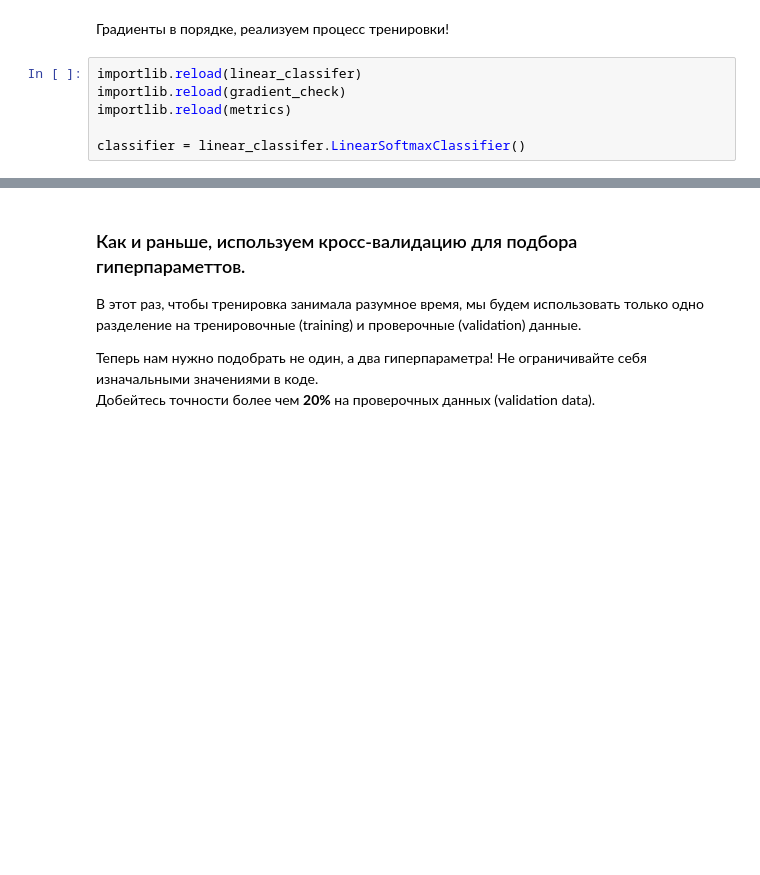
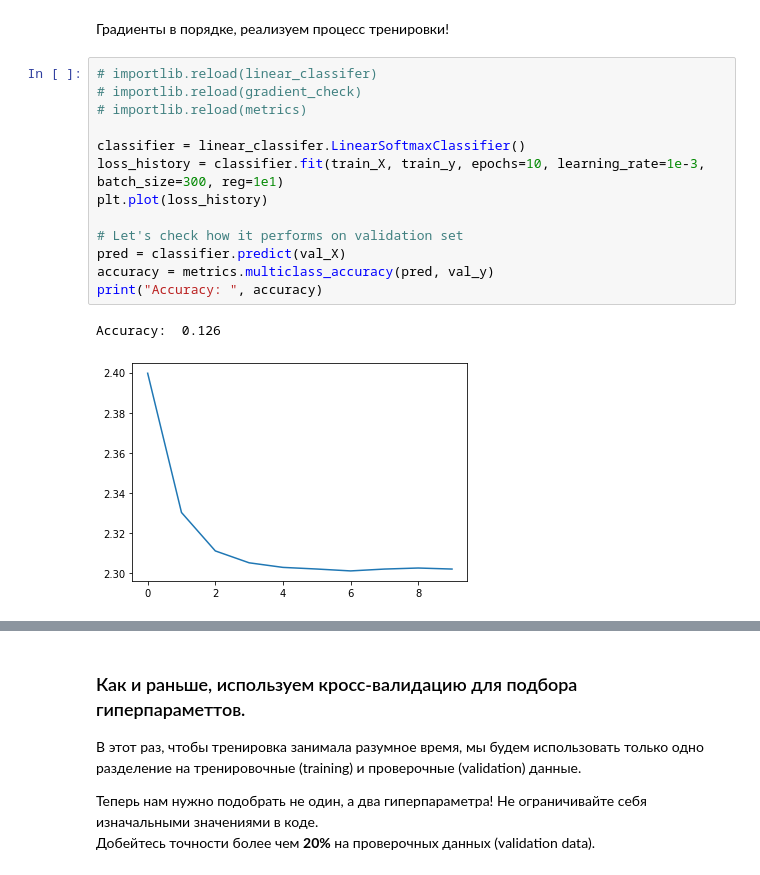
Before and after one commit to MrNikStr/coursework-dlcourse-ai, a Jupyter notebook: mnt/assignment1/Linear classifier.ipynb, the cells around one changed output, grey strips where cells are left out. Saved outputs shown, nothing was run; the diff lists cells and outputs as text; blank space fills up the shorter version.

```diff
--- a/mnt/assignment1/Linear classifier.ipynb
+++ b/mnt/assignment1/Linear classifier.ipynb
@@ -250,10 +251,20 @@ Gradient check passed!
 # Тренировка!
 # %% [markdown]
 Градиенты в порядке, реализуем процесс тренировки!
-# %%
-importlib.reload(linear_classifer)
-importlib.reload(gradient_check)
-importlib.reload(metrics)
-
-classifier = linear_classifer.LinearSoftmaxClassifier()
+# %%
+# importlib.reload(linear_classifer)
+# importlib.reload(gradient_check)
+# importlib.reload(metrics)
+
+classifier = linear_classifer.LinearSoftmaxClassifier()
+loss_history = classifier.fit(train_X, train_y, epochs=10, learning_rate=1e-3, batch_size=300, reg=1e1)
+plt.plot(loss_history)
+
+# Let's check how it performs on validation set
+pred = classifier.predict(val_X)
+accuracy = metrics.multiclass_accuracy(pred, val_y)
+print("Accuracy: ", accuracy)
+# %% [output]
+Accuracy:  0.126
+[figure, added]
 # %%
```
Also changed, not shown: parts of 18 cells of this notebook, 1 other file.
